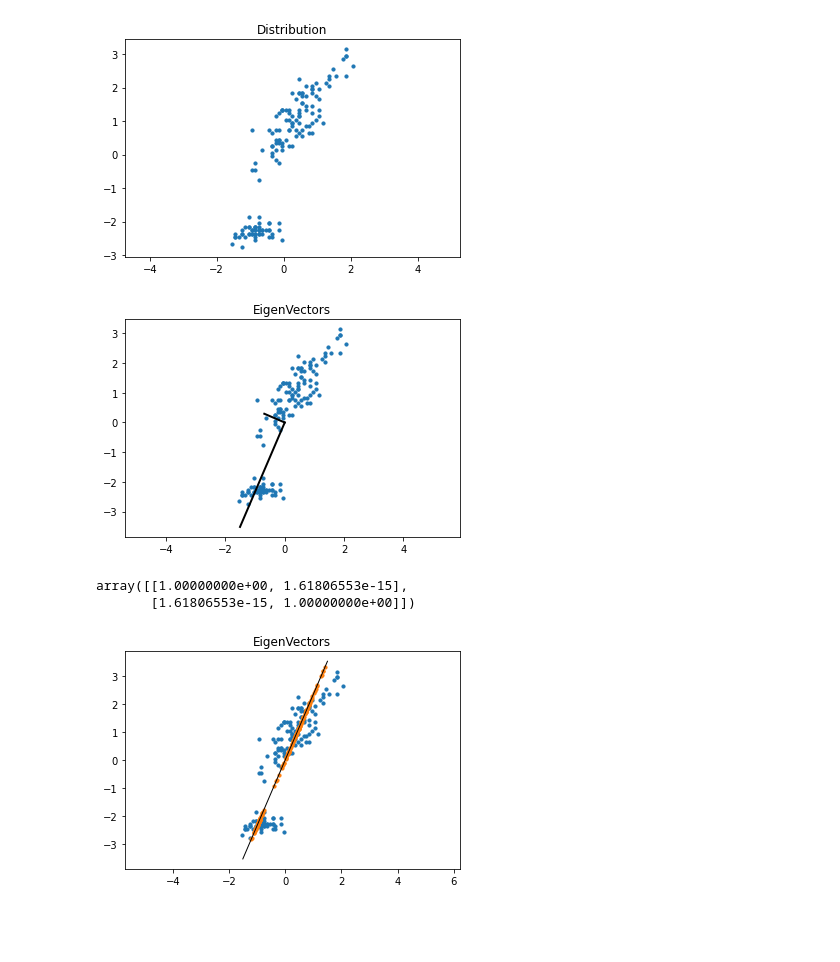
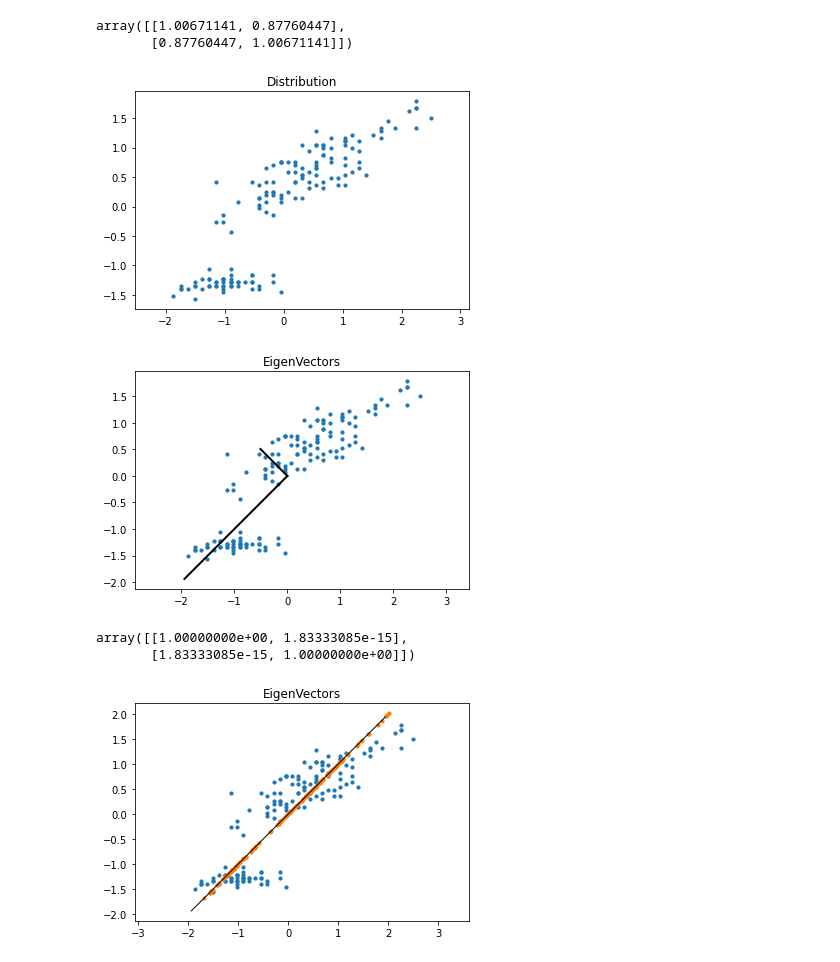
Before and after one commit to cminho215/python_, a Jupyter notebook: PCA.ipynb, the cells around one changed output. Cells and saved outputs as stored; diff of their text form; code cells hidden in the pictures; blank space fills up the shorter version.

```diff
--- a/PCA.ipynb
+++ b/PCA.ipynb
@@ -5,17 +8,21 @@ import matplotlib.pyplot as plt
 %matplotlib inline
 # %%
 # https://archive.ics.uci.edu/ml/machine-learning-databases/iris/
-df = pd.read_csv('/iris.csv', sep=',')
+df = pd.read_csv('/content/drive/MyDrive/Colab Notebooks/data/iris.csv', sep=',')
 
 x = np.array(df.loc[:, ["sepal.length", "petal.length"]])
+x = StandardScaler().fit_transform(x)  # 학습할 데이터 정규화
 
-x = x - np.mean(x, 0)
 n_features = x.shape[1]
 plt.scatter(x = x.T[0], y = x.T[1], s = 10)
 plt.title('Distribution')
 plt.axis('equal');
+
+np.cov(x.T)
 # %% [output]
+array([[1.00671141, 0.87760447],
+       [0.87760447, 1.00671141]])
-[figure, old version]
+[figure, new version]
 # %%
 
 cov = np.cov(x.T)
@@ -30,7 +37,7 @@ for eValue, eVector in zip(eValues, eVectors.T):
 plt.title('EigenVectors')
 plt.axis('equal');
 # %% [output]
-[figure, old version]
+[figure, new version]
 # %%
 # covariance matrix를 항등행렬로 변환
 Rot = np.linalg.inv(eVectors)
@@ -40,8 +47,8 @@ T = np.matmul(Scale, Rot)
 tx = np.matmul(T, x.T).T
 np.cov(tx.T)
 # %% [output]
-array([[1.00000000e+00, 1.61806553e-15],
-       [1.61806553e-15, 1.00000000e+00]])
+array([[1.00000000e+00, 1.83333085e-15],
+       [1.83333085e-15, 1.00000000e+00]])
 # %%
 #PCA
 
@@ -75,6 +82,6 @@ plt.scatter(x = g_x.T[0], y =g_x.T[1], s = 10)
 plt.title('EigenVectors')
 plt.axis('equal');
 # %% [output]
-[figure, old version]
+[figure, new version]
 # %%
 fit_x
```
Also changed, not shown: parts of 4 cells of this notebook.
